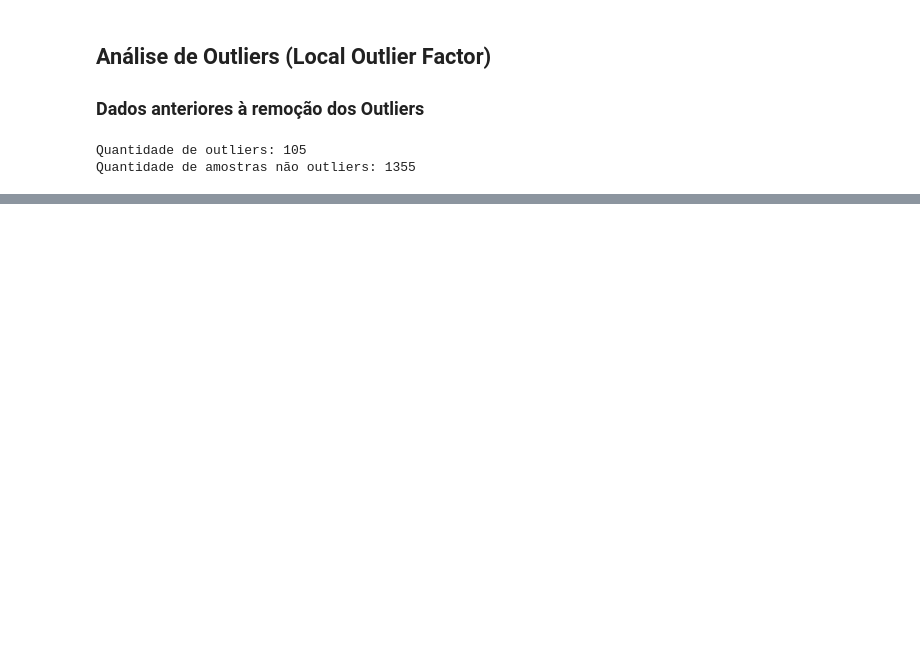
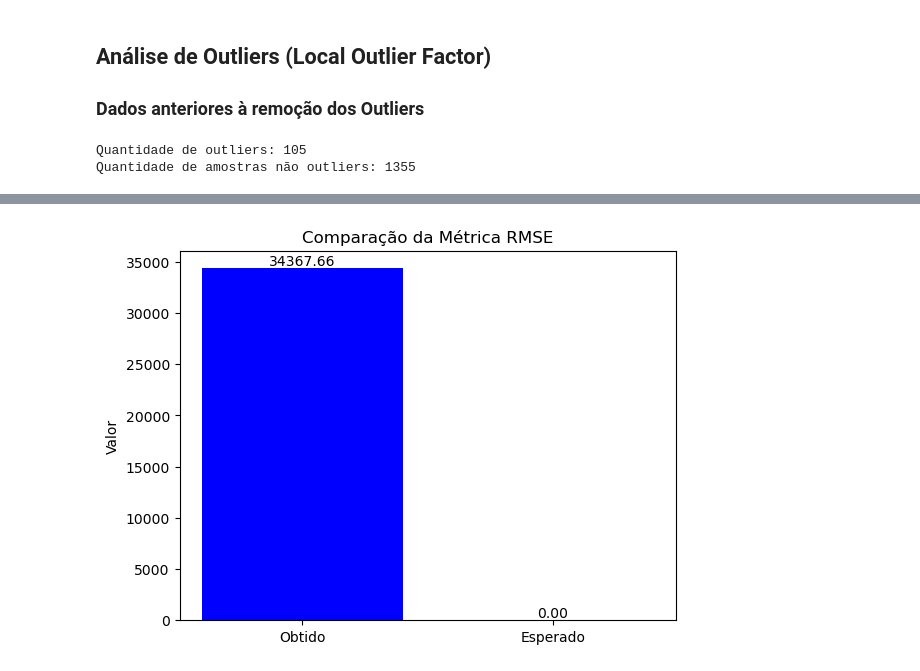
Before and after one commit to ti-danielmartins/HousePrices_C3_Analise, a Jupyter notebook: HousePrices_C3_Analise.ipynb, the cells around one changed output, grey strips where cells are left out. Saved outputs shown, nothing was run; the diff lists cells and outputs as text; code cells hidden in the pictures; blank space fills up the shorter version.

```diff
--- a/HousePrices_C3_Analise.ipynb
+++ b/HousePrices_C3_Analise.ipynb
@@ -540,0 +628,19 @@ Quantidade de amostras não outliers: 1355
+# %%
+# Definir os valores obtidos e esperados
+obtido_rmse = rmse
+esperado_rmse = perfect_rmse
+
+# Criar o gráfico de barras
+fig, ax = plt.subplots()
+ax.bar(['Obtido', 'Esperado'], [obtido_rmse, esperado_rmse], color=['blue', 'green'])
+
+# Adicionar os valores no topo das barras
+ax.text(0, obtido_rmse, f'{obtido_rmse:.2f}', ha='center', va='bottom', color='black')
+ax.text(1, esperado_rmse, f'{esperado_rmse:.2f}', ha='center', va='bottom', color='black')
+
+# Definir os títulos e rótulos do gráfico
+ax.set_title('Comparação da Métrica RMSE')
+ax.set_ylabel('Valor')
+plt.show()
+# %% [output]
+[figure, added]
```
Also changed, not shown: parts of 28 cells of this notebook.
